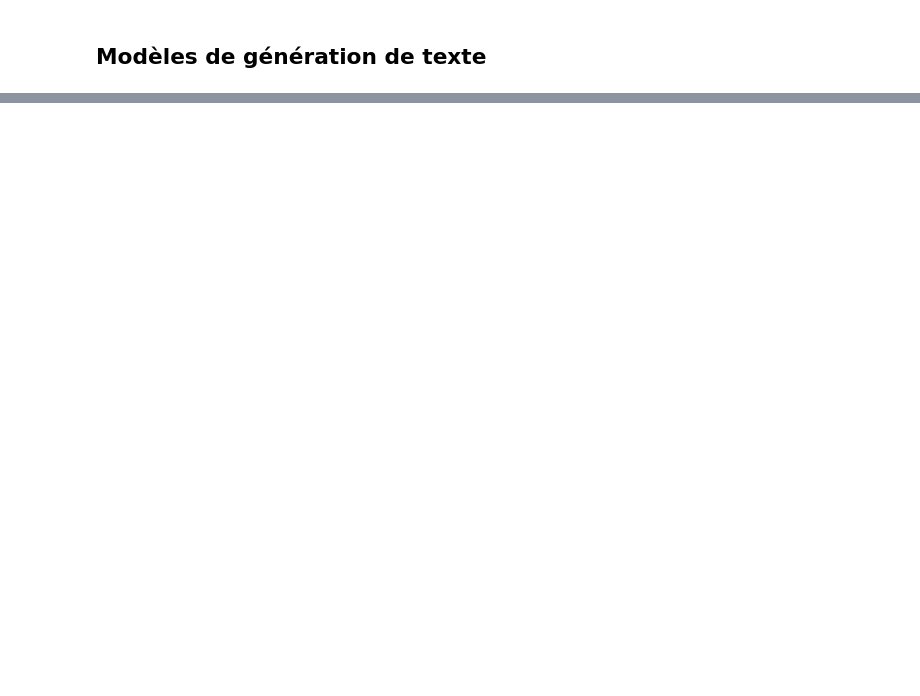
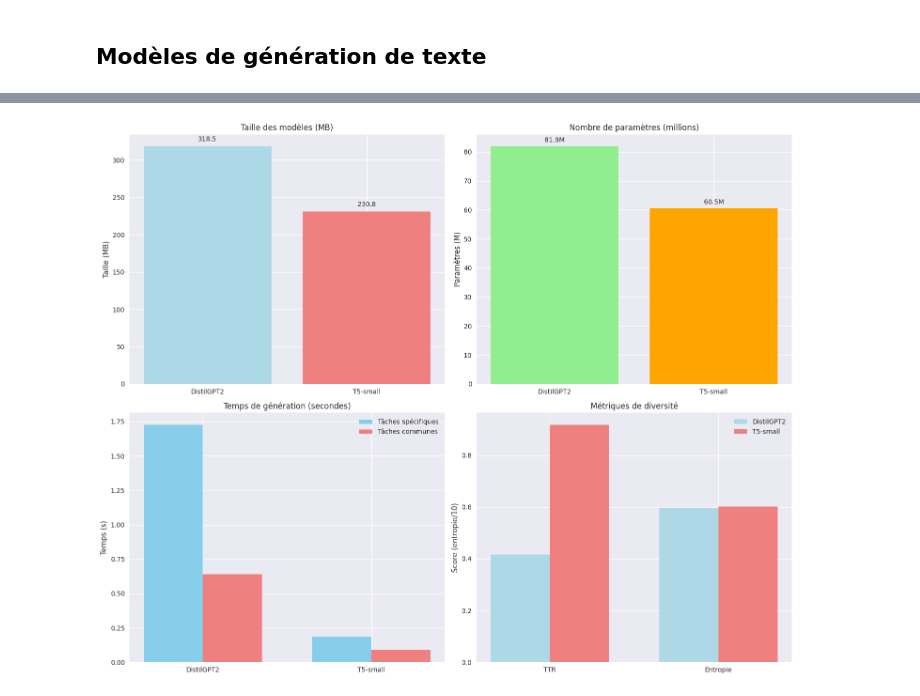
Before and after one commit to Arthur-LDH/tp_transformers, a Jupyter notebook: deeplearning/exploration/main.ipynb, the cells around one changed output, grey strips where cells are left out. Cells and saved outputs as stored; diff of their text form; code cells hidden in the pictures; blank space fills up the shorter version.

Commit message:
Add : Analyze and comaprison notebook for the models

```diff
--- a/deeplearning/exploration/main.ipynb
+++ b/deeplearning/exploration/main.ipynb
@@ -353,0 +380,8 @@ DistilBERT:
+# %%
+gpt2_tokenizer = AutoTokenizer.from_pretrained("distilgpt2")
+gpt2_model = AutoModelForCausalLM.from_pretrained("distilgpt2").to(device)
+gpt2_tokenizer.pad_token = gpt2_tokenizer.eos_token
+
+# T5-small
+t5_tokenizer = AutoTokenizer.from_pretrained("t5-small")
+t5_model = T5ForConditionalGeneration.from_pretrained("t5-small").to(device)
@@ -353,0 +760,54 @@ DistilBERT:
+# %%
+plt.style.use('seaborn-v0_8')
+fig, axes = plt.subplots(2, 2, figsize=(15, 12))
+
+# 1. Comparaison des tailles et paramètres
+models = ['DistilGPT2', 'T5-small']
+sizes = [gpt2_size, t5_size]
+params = [gpt2_params/1e6, t5_params/1e6]
+
+axes[0,0].bar(models, sizes, color=['lightblue', 'lightcoral'])
+axes[0,0].set_title('Taille des modèles (MB)')
+axes[0,0].set_ylabel('Taille (MB)')
+for i, v in enumerate(sizes):
+    axes[0,0].text(i, v + 5, f'{v:.1f}', ha='center', va='bottom')
+
+axes[0,1].bar(models, params, color=['lightgreen', 'orange'])
+axes[0,1].set_title('Nombre de paramètres (millions)')
+axes[0,1].set_ylabel('Paramètres (M)')
+for i, v in enumerate(params):
+    axes[0,1].text(i, v + 1, f'{v:.1f}M', ha='center', va='bottom')
+
+# 2. Temps de génération
+gen_times = [np.mean(gpt2_times), np.mean(t5_times)]
+common_times = [np.mean(gpt2_common_times), np.mean(t5_common_times)]
+
+x = np.arange(len(models))
+width = 0.35
+
+axes[1,0].bar(x - width/2, gen_times, width, label='Tâches spécifiques', color='skyblue')
+axes[1,0].bar(x + width/2, common_times, width, label='Tâches communes', color='lightcoral')
+axes[1,0].set_title('Temps de génération (secondes)')
+axes[1,0].set_ylabel('Temps (s)')
+axes[1,0].set_xticks(x)
+axes[1,0].set_xticklabels(models)
+axes[1,0].legend()
+
+# 3. Métriques de diversité
+diversity_metrics = ['TTR', 'Entropie']
+gpt2_div = [gpt2_diversity['ttr'], gpt2_diversity['entropy']/10]  # Normalisation entropie
+t5_div = [t5_diversity['ttr'], t5_diversity['entropy']/10]
+
+x = np.arange(len(diversity_metrics))
+axes[1,1].bar(x - width/2, gpt2_div, width, label='DistilGPT2', color='lightblue')
+axes[1,1].bar(x + width/2, t5_div, width, label='T5-small', color='lightcoral')
+axes[1,1].set_title('Métriques de diversité')
+axes[1,1].set_ylabel('Score (entropie/10)')
+axes[1,1].set_xticks(x)
+axes[1,1].set_xticklabels(diversity_metrics)
+axes[1,1].legend()
+
+plt.tight_layout()
+plt.show()
+# %% [output]
+[figure, added]
```
Also changed, not shown: parts of 19 cells of this notebook.
